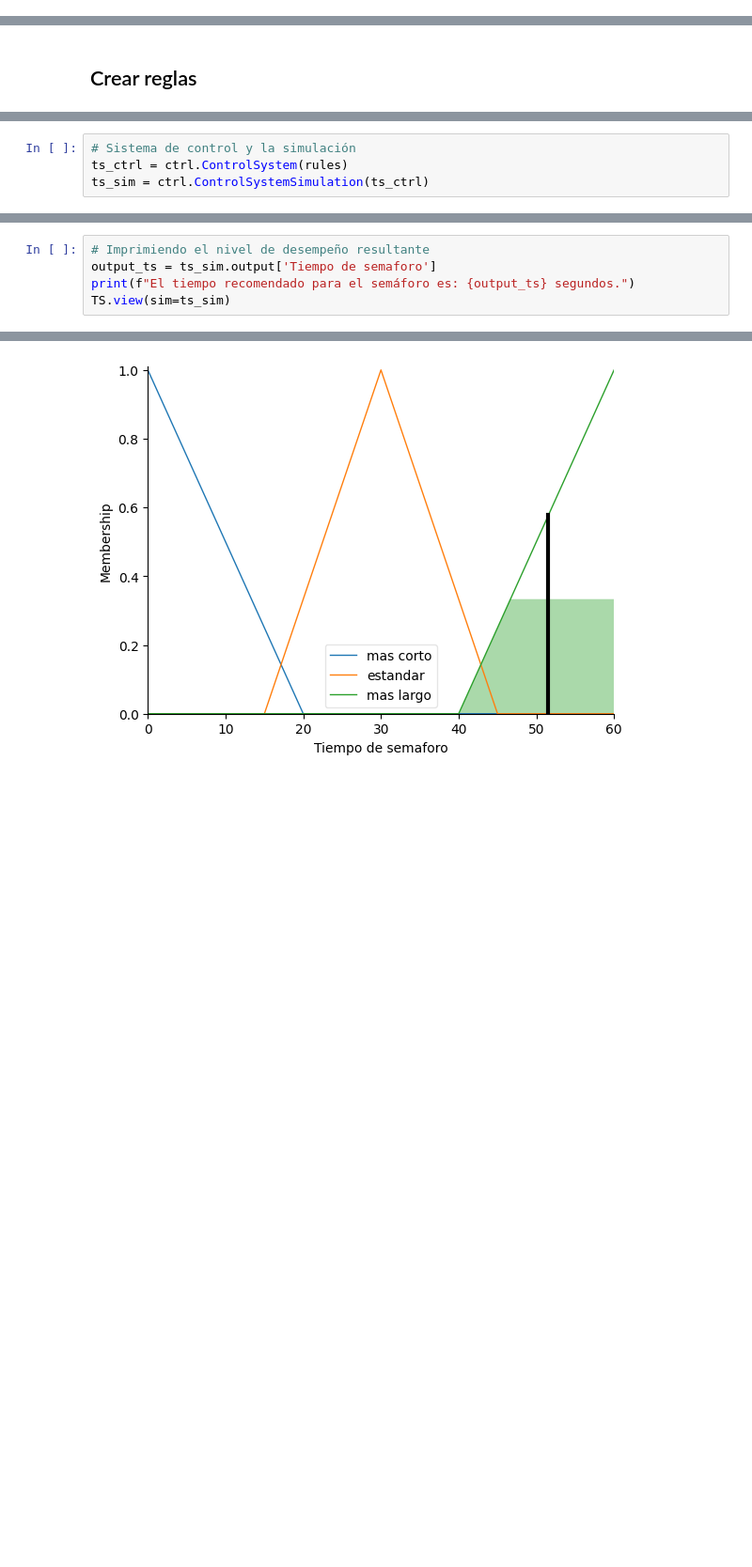
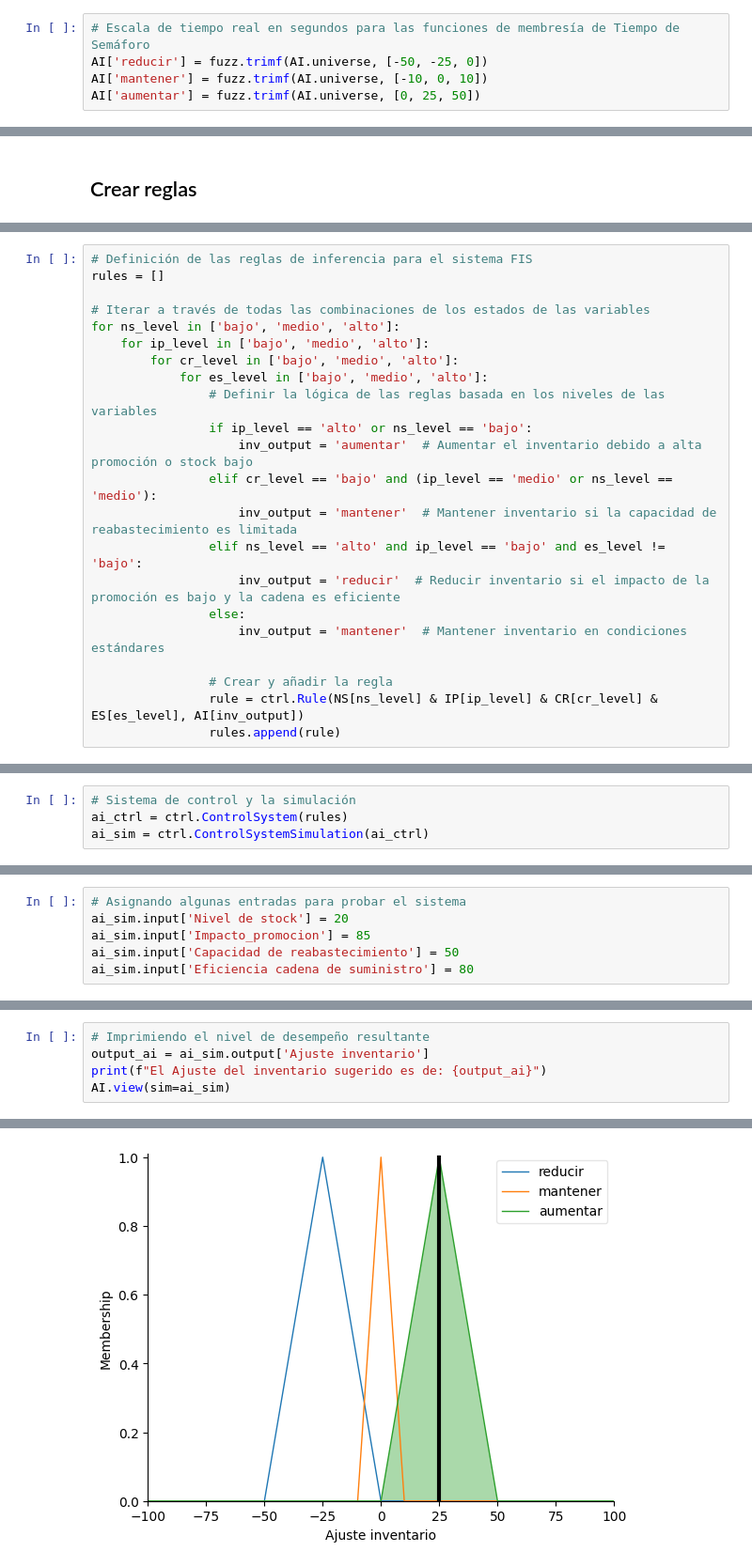
Before and after one commit to juanfer1a/fusion_datos, a Jupyter notebook: codigo_taller2/FIS_Proyecto.ipynb, the cells around one changed output, grey strips where cells are left out. Shown at 94% size. Cells and saved outputs as stored; diff of their text form; blank space fills up the shorter version.

```diff
--- a/codigo_taller2/FIS_Proyecto.ipynb
+++ b/codigo_taller2/FIS_Proyecto.ipynb
@@ -53 +64,6 @@ HD['pico extremo'] = fuzz.trimf(HD.universe, [6, 10, 10])
+# %%
+# Escala de tiempo real en segundos para las funciones de membresía de Tiempo de Semáforo
+AI['reducir'] = fuzz.trimf(AI.universe, [-50, -25, 0])
+AI['mantener'] = fuzz.trimf(AI.universe, [-10, 0, 10])
+AI['aumentar'] = fuzz.trimf(AI.universe, [0, 25, 50])
 # %%
@@ -97,3 +75,25 @@ for qv_level in ['bajo', 'medio', 'alto']:
+# %%
+# Definición de las reglas de inferencia para el sistema FIS
+rules = []
+
+# Iterar a través de todas las combinaciones de los estados de las variables
+for ns_level in ['bajo', 'medio', 'alto']:
+    for ip_level in ['bajo', 'medio', 'alto']:
+        for cr_level in ['bajo', 'medio', 'alto']:
+            for es_level in ['bajo', 'medio', 'alto']:
+                # Definir la lógica de las reglas basada en los niveles de las variables
+                if ip_level == 'alto' or ns_level == 'bajo':
+                    inv_output = 'aumentar'  # Aumentar el inventario debido a alta promoción o stock bajo
+                elif cr_level == 'bajo' and (ip_level == 'medio' or ns_level == 'medio'):
+                    inv_output = 'mantener'  # Mantener inventario si la capacidad de reabastecimiento es limitada
+                elif ns_level == 'alto' and ip_level == 'bajo' and es_level != 'bajo':
+                    inv_output = 'reducir'  # Reducir inventario si el impacto de la promoción es bajo y la cadena es eficiente
+                else:
+                    inv_output = 'mantener'  # Mantener inventario en condiciones estándares
+
+                # Crear y añadir la regla
+                rule = ctrl.Rule(NS[ns_level] & IP[ip_level] & CR[cr_level] & ES[es_level], AI[inv_output])
+                rules.append(rule)
 # %%
 cont=0
 for rule in rules:
@@ -120,6 +120,6 @@ IF ((Cantidad de vehiculos[alto] AND Tiempo de espera[largo]) AND Hora del dia[p
 81
 # %%
 # Sistema de control y la simulación
-ts_ctrl = ctrl.ControlSystem(rules)
-ts_sim = ctrl.ControlSystemSimulation(ts_ctrl)
+ai_ctrl = ctrl.ControlSystem(rules)
+ai_sim = ctrl.ControlSystemSimulation(ai_ctrl)
 # %%
@@ -135,2 +129,8 @@ ts_sim.input['Condiciones meteorologicas'] = 10
+# %%
+# Asignando algunas entradas para probar el sistema
+ai_sim.input['Nivel de stock'] = 20
+ai_sim.input['Impacto_promocion'] = 85
+ai_sim.input['Capacidad de reabastecimiento'] = 50
+ai_sim.input['Eficiencia cadena de suministro'] = 80
 # %%
 # Computando el resultado
@@ -138,6 +138,6 @@ ts_sim.compute()
 # %%
 # Imprimiendo el nivel de desempeño resultante
-output_ts = ts_sim.output['Tiempo de semaforo']
-print(f"El tiempo recomendado para el semáforo es: {output_ts} segundos.")
-TS.view(sim=ts_sim)
+output_ai = ai_sim.output['Ajuste inventario']
+print(f"El Ajuste del inventario sugerido es de: {output_ai}")
+AI.view(sim=ai_sim)
 # %% [output]
@@ -145 +145 @@ El tiempo recomendado para el semáforo es: 51.55555555555556 segundos.
-[figure, old version]
+[figure, new version]
```
Also changed, not shown: parts of 27 cells of this notebook, 1 other file.
